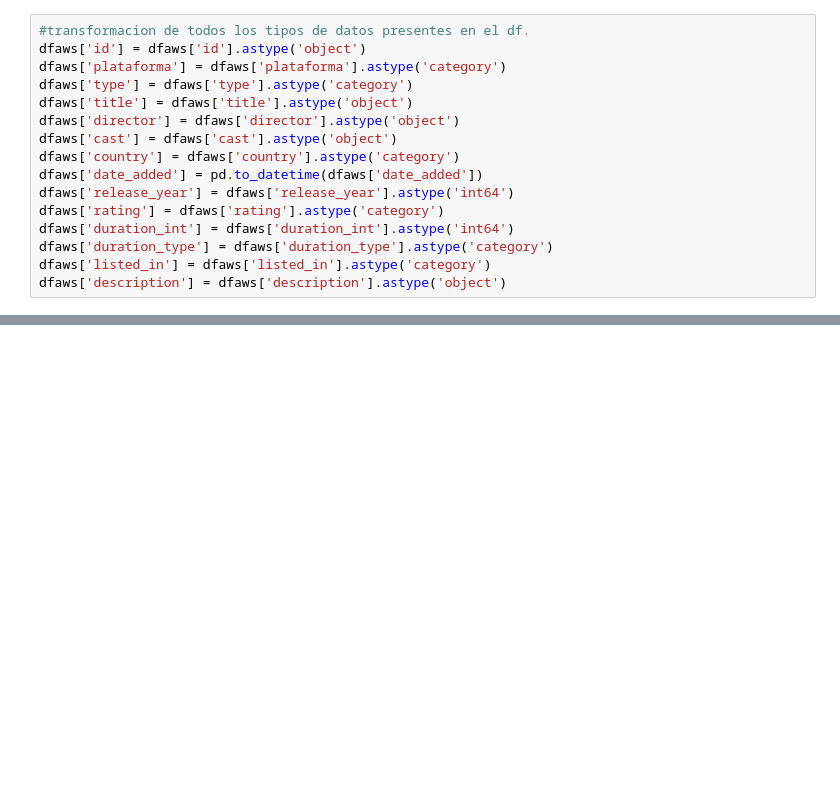
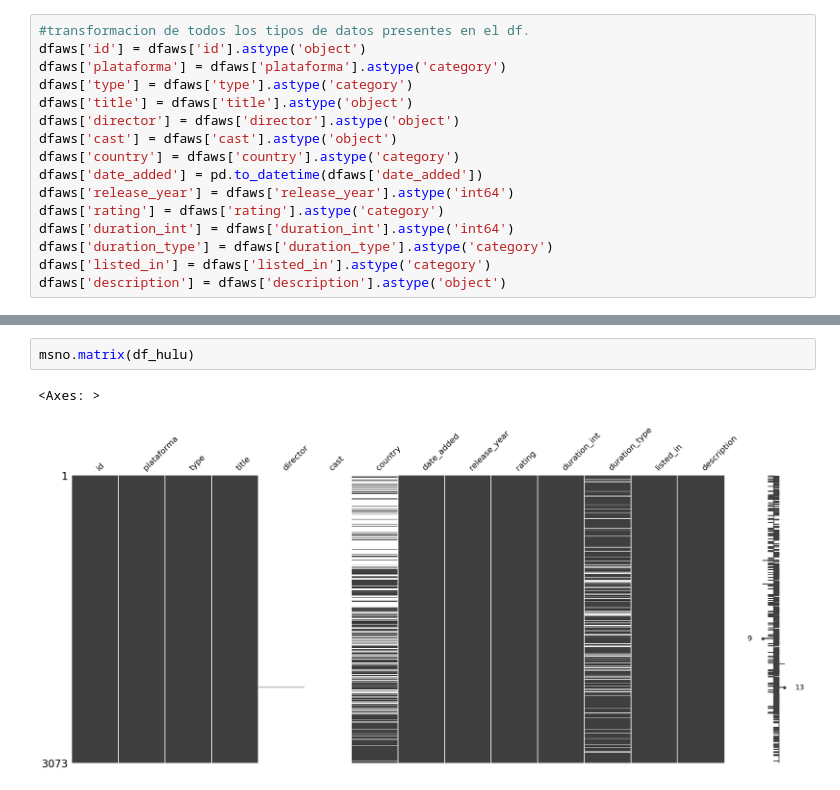
Before and after one commit to Lucaramallo/PI-1---REINTENTO, a Jupyter notebook: ETL/ETL_movies.ipynb, the cells around one changed output, grey strips where cells are left out. Cells and saved outputs as stored; diff of their text form; blank space fills up the shorter version.

```diff
--- a/ETL/ETL_movies.ipynb
+++ b/ETL/ETL_movies.ipynb
@@ -72,0 +251,5 @@ dfaws['description'] = dfaws['description'].astype('object')
+# %%
+msno.matrix(df_hulu)
+# %% [output]
+<Axes: >
+[figure, added]
```
Also changed, not shown: parts of 27 cells of this notebook.
